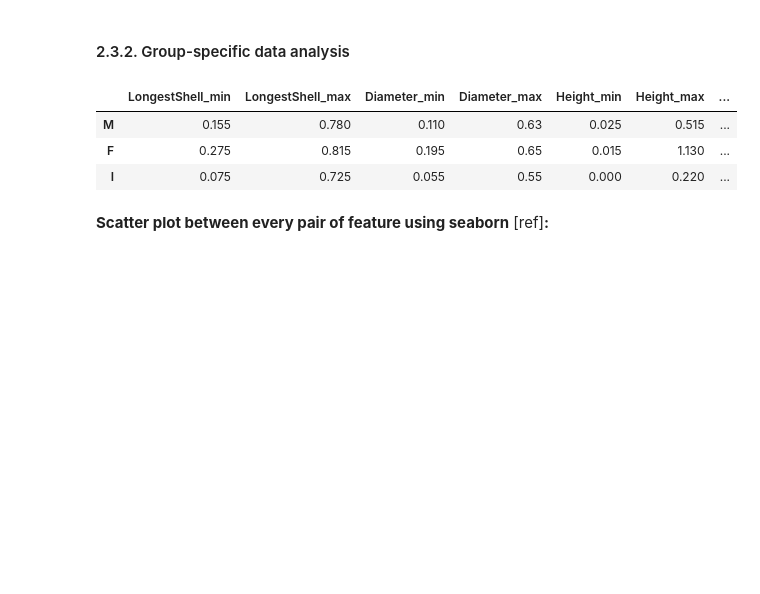
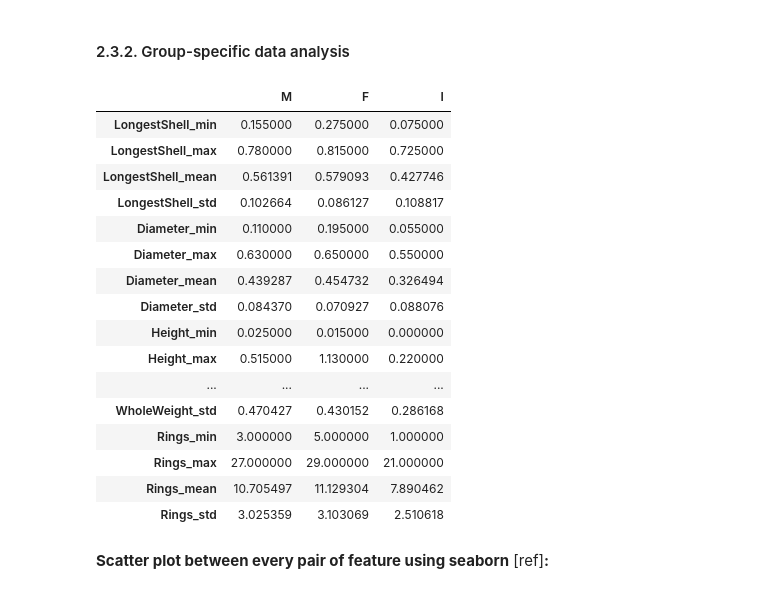
Before and after one commit to Pimz25/AI_ML, a Jupyter notebook: A3.ipynb, the cells around one changed output. Drawn from its saved outputs; the diff is of its cells as text; code cells hidden in the pictures; blank space fills up the shorter version.

Commit message:
add mean and std values for specific data

```diff
--- a/A3.ipynb
+++ b/A3.ipynb
@@ -173,34 +173,51 @@ abalone_df.describe()
 # %%
 # Create an empty dataframe to contain min_max value for each type
 df = pd.DataFrame(data = {})
 
 # remove 3 columns
 remove_df = abalone_df.drop(['ShuckedWeight', 'VisceraWeight', 'ShellWeight'], axis = 1, inplace = False)
 
 # Create columns for new dataframe
 for col in remove_df.columns:
     if col != 'Type':
         df[f'{col}_min'] = [0]
         df[f'{col}_max'] = [0]
+        df[f'{col}_mean'] = [0]
+        df[f'{col}_std'] = [0]
 
 # Loop each type (M, F, I)
 for i, type in enumerate(list(remove_df['Type'].unique())):
     type_df = remove_df.loc[remove_df['Type'] == type] # get dataframe for each type
     array = np.array([]) # create an empty array to contain each min_max values
     for col in type_df.columns:
         if col != 'Type':
             array = np.concatenate((array, np.array([np.min(type_df[col])])))
             array = np.concatenate((array, np.array([np.max(type_df[col])])))
+            array = np.concatenate((array, np.array([np.mean(type_df[col])])))
+            array = np.concatenate((array, np.array([np.std(type_df[col])])))
     df.loc[i] = None # fix FutureWarning
     df.loc[i] = array # set value for each type
 
 df.index = list(abalone_df['Type'].unique()) # rename index from [0, 1, 2] to ['M', 'F', 'I']
-df
+df.T
 # %% [output]
-|  | LongestShell_min | LongestShell_max | Diameter_min | Diameter_max | Height_min | Height_max | ... |
-| M | 0.155 | 0.780 | 0.110 | 0.63 | 0.025 | 0.515 | ... |
-| F | 0.275 | 0.815 | 0.195 | 0.65 | 0.015 | 1.130 | ... |
-| I | 0.075 | 0.725 | 0.055 | 0.55 | 0.000 | 0.220 | ... |
+|  | M | F | I |
+| LongestShell_min | 0.155000 | 0.275000 | 0.075000 |
+| LongestShell_max | 0.780000 | 0.815000 | 0.725000 |
+| LongestShell_mean | 0.561391 | 0.579093 | 0.427746 |
+| LongestShell_std | 0.102664 | 0.086127 | 0.108817 |
+| Diameter_min | 0.110000 | 0.195000 | 0.055000 |
+| Diameter_max | 0.630000 | 0.650000 | 0.550000 |
+| Diameter_mean | 0.439287 | 0.454732 | 0.326494 |
+| Diameter_std | 0.084370 | 0.070927 | 0.088076 |
+| Height_min | 0.025000 | 0.015000 | 0.000000 |
+| Height_max | 0.515000 | 1.130000 | 0.220000 |
+| ... | ... | ... | ... |
+| WholeWeight_std | 0.470427 | 0.430152 | 0.286168 |
+| Rings_min | 3.000000 | 5.000000 | 1.000000 |
+| Rings_max | 27.000000 | 29.000000 | 21.000000 |
+| Rings_mean | 10.705497 | 11.129304 | 7.890462 |
+| Rings_std | 3.025359 | 3.103069 | 2.510618 |
 # %% [markdown]
 **Scatter plot between every pair of feature using seaborn** [ref]**:**
 # %%
```
